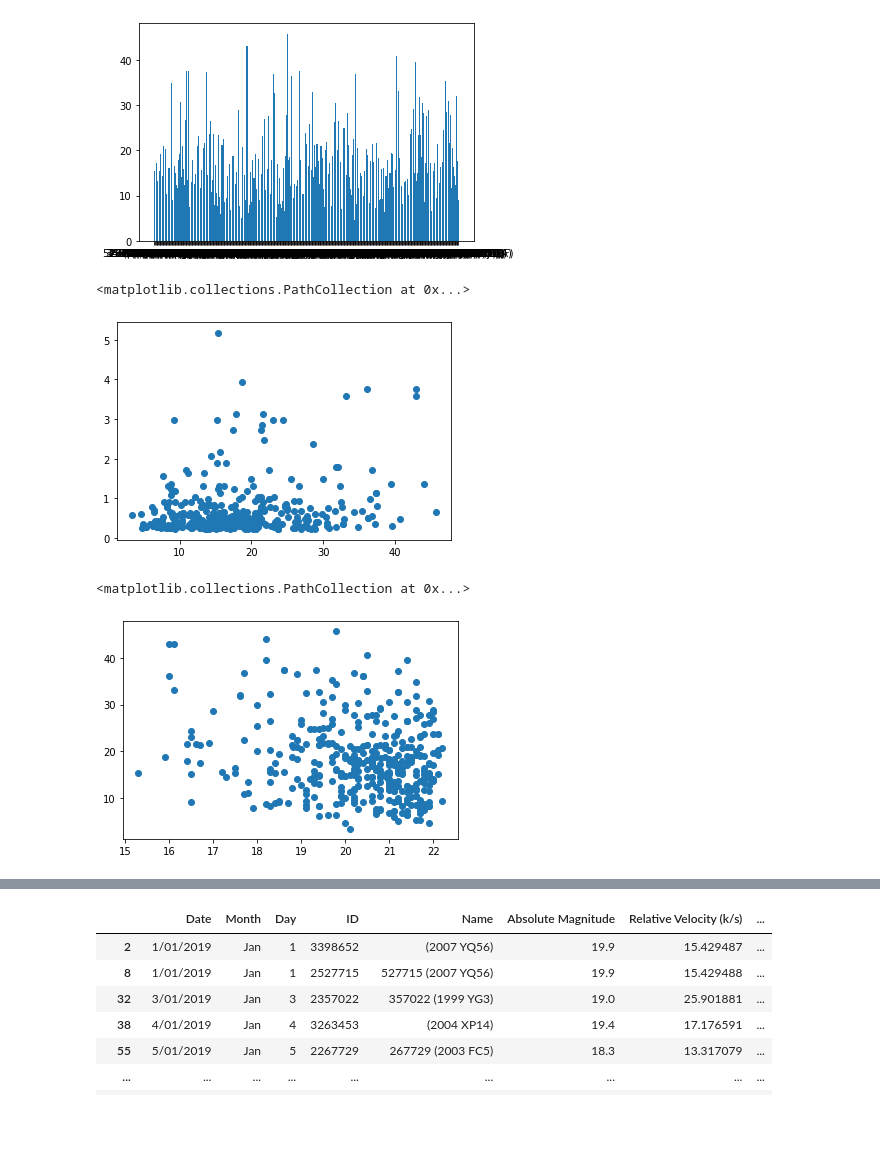
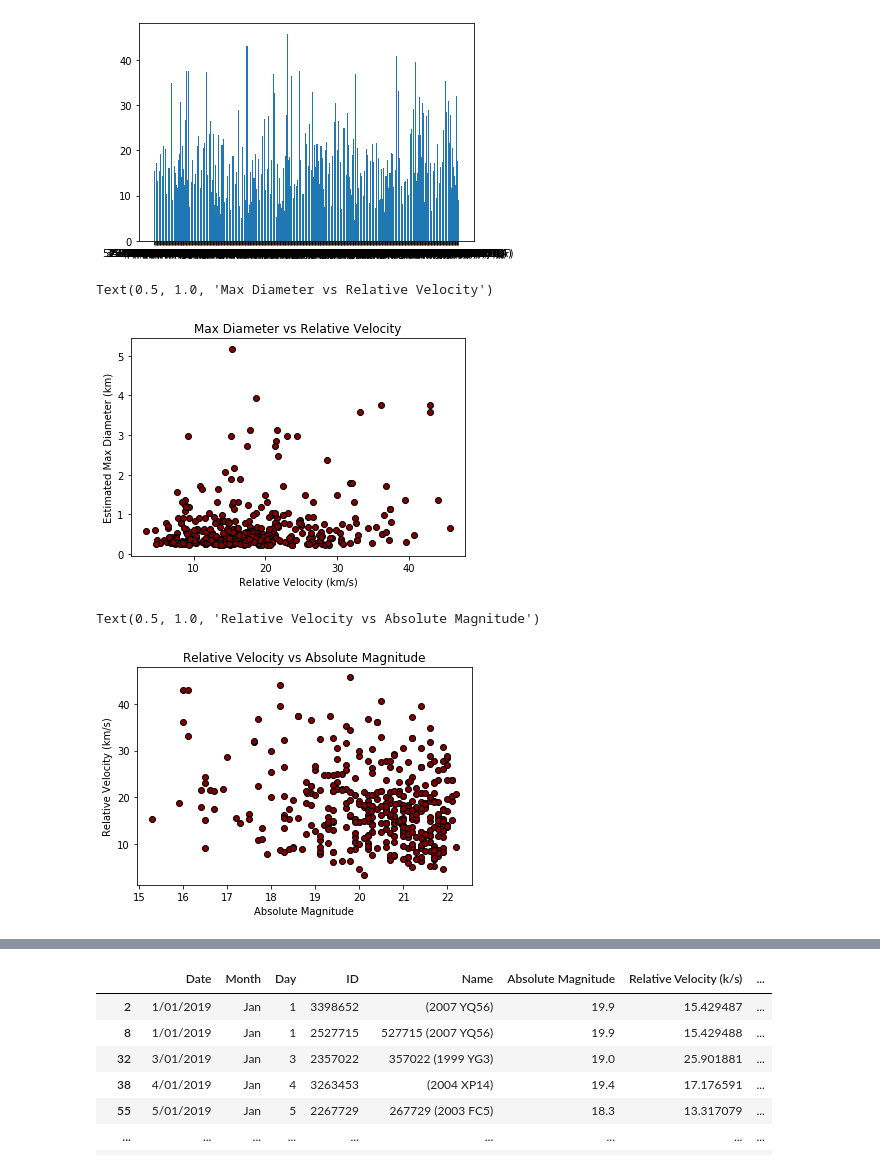
Before and after one commit to AmyAndersson/Datanauts_Project, a Jupyter notebook: DF.ipynb, the cells around one changed output, grey strips where cells are left out. Cells and saved outputs as stored; diff of their text form; code cells hidden in the pictures; blank space fills up the shorter version.

```diff
--- a/DF.ipynb
+++ b/DF.ipynb
@@ -213,13 +223,19 @@ plt.bar(Pos_Hazard["Name"], Pos_Hazard["Relative Velocity (k/s)"])
 <BarContainer object of 409 artists>
 [figure]
 # %%
-plt.scatter(Pos_Hazard["Relative Velocity (k/s)"], Pos_Hazard["Estimated Max Diameter"])
+plt.scatter(Pos_Hazard["Relative Velocity (k/s)"], Pos_Hazard["Estimated Max Diameter"], color="maroon", edgecolors="black")
+plt.xlabel("Relative Velocity (km/s)")
+plt.ylabel("Estimated Max Diameter (km)")
+plt.title("Max Diameter vs Relative Velocity")
 # %% [output]
-<matplotlib.collections.PathCollection at 0x...>
+Text(0.5, 1.0, 'Max Diameter vs Relative Velocity')
-[figure, old version]
+[figure, new version]
 # %%
-plt.scatter(Pos_Hazard["Absolute Magnitude"], Pos_Hazard["Relative Velocity (k/s)"])
+plt.scatter(Pos_Hazard["Absolute Magnitude"], Pos_Hazard["Relative Velocity (k/s)"], color="maroon", edgecolors="black")
+plt.xlabel("Absolute Magnitude")
+plt.ylabel("Relative Velocity (km/s)")
+plt.title("Relative Velocity vs Absolute Magnitude")
 # %% [output]
-<matplotlib.collections.PathCollection at 0x...>
+Text(0.5, 1.0, 'Relative Velocity vs Absolute Magnitude')
-[figure, old version]
+[figure, new version]
 # %%
```
Also changed, not shown: parts of 18 cells of this notebook.
